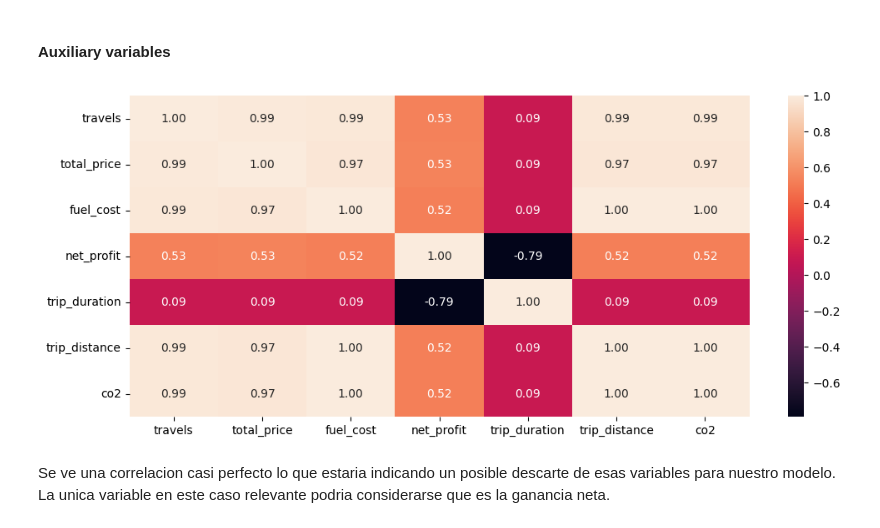
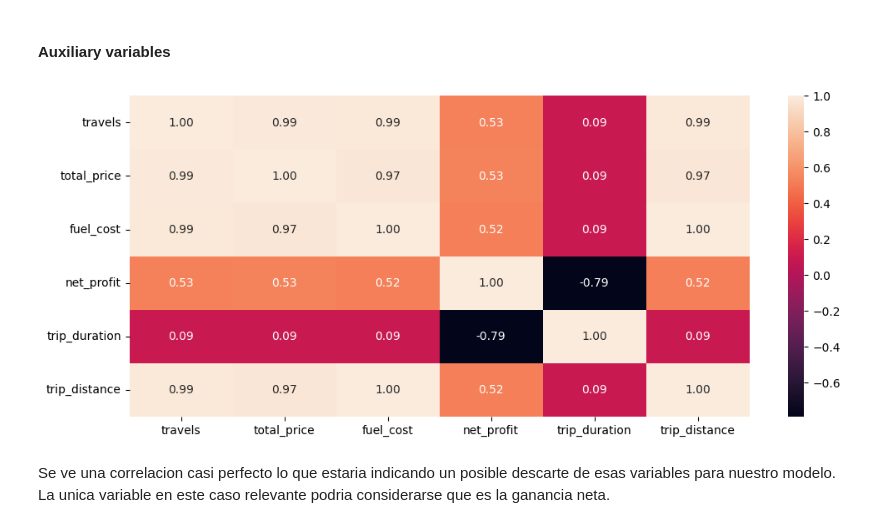
Before and after one commit to Pableren/Cab_Data_Cruise, a Jupyter notebook: Data_Science.ipynb, the cells around one changed output. Cells and saved outputs as stored; diff of their text form; code cells hidden in the pictures.

```diff
--- a/Data_Science.ipynb
+++ b/Data_Science.ipynb
@@ -71,6 +91,5 @@ sum_for_co2 = df['co2'].resample('30min').sum().to_frame('co2')
 # %%
-# Unir los resultados en un solo DataFrame
-df_hour = df_hour.join([sum_for_price,sum_for_cost,sum_for_profit,sum_for_duration,sum_for_distance,sum_for_co2])
+df_hour = df_hour.join([sum_for_price,sum_for_cost,sum_for_profit,sum_for_duration,sum_for_distance])
 # %%
 df_hour
 # %% [output]
@@ -128,12 +147,12 @@ Se observa que para nuestro target, la variable mas relevante es la hora.
 #### Auxiliary variables
 # %%
 corr = df_hour[['travels', 'total_price', 'fuel_cost', 'net_profit', 'trip_duration',
-       'trip_distance', 'co2']].corr(method='pearson')
+       'trip_distance']].corr(method='pearson')
 plt.figure(figsize=(12,5))
 sns.heatmap(data=corr,annot=True,fmt='.2f')
 plt.show()
 # %% [output]
-[figure, old version]
+[figure, new version]
 # %% [markdown]
 Se ve una correlacion casi perfecto lo que estaria indicando un posible descarte de esas variables para nuestro modelo. La unica variable en este caso relevante podria considerarse que es la ganancia neta.
 # %% [markdown]
```
Also changed, not shown: parts of 20 cells of this notebook.
